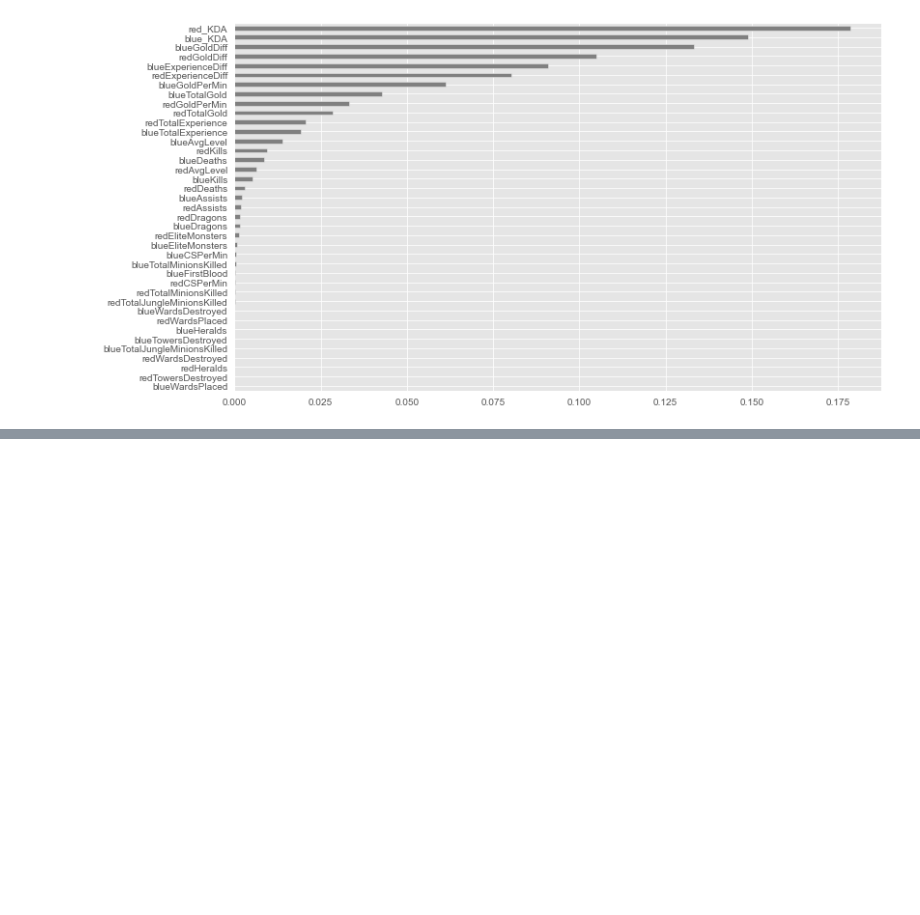
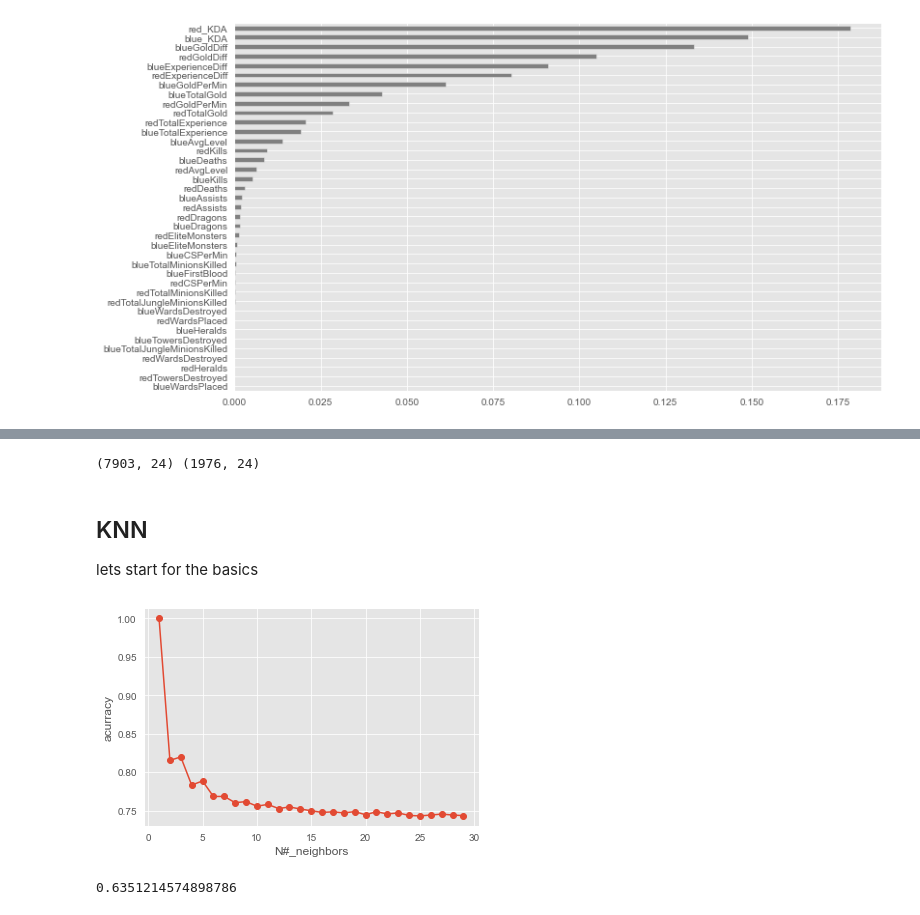
Before and after one commit to juanfelipehdezm/LOL-league-Of-Legends, a Jupyter notebook: LeagueOfLegends.ipynb, the cells around one changed output, grey strips where cells are left out. Drawn from its saved outputs; the diff is of its cells as text; code cells hidden in the pictures; blank space fills up the shorter version.

Commit message:
Knn
overfitting issues, should I do cross-validation?

```diff
--- a/LeagueOfLegends.ipynb
+++ b/LeagueOfLegends.ipynb
@@ -170,3 +170,7 @@ pd.Series(rf.feature_importances_,index=X.columns).sort_values().plot(kind="barh
 plt.show()
 # %% [output]
 [figure]
+# %%
+feature_importances = pd.DataFrame(rf.feature_importances_, index =X.columns,  columns=['importance']).sort_values('importance', ascending=False)
+most_important_features = list(feature_importances.index[:24])
+most_important_features
@@ -172,0 +195,9 @@ plt.show()
+# %%
+X_train = X_train[most_important_features]
+X_test = X_test[most_important_features]
+print(X_train.shape,X_test.shape)
+# %% [output]
+(7903, 24) (1976, 24)
+# %% [markdown]
+## KNN
+lets start for the basics
@@ -172,0 +207,22 @@ plt.show()
+# %%
+k_range = range(1,30)
+scores = list()
+for k in k_range:
+    knn =  KNeighborsClassifier(n_neighbors = k)
+    knn.fit(X_train,y_train)
+    scores.append(knn.score(X_train,y_train))
+plt.plot(k_range,scores,marker="o")
+plt.ylabel("acurracy")
+plt.xlabel("N#_neighbors")
+plt.show()
+# %% [output]
+[figure, added]
+# %%
+knn =  KNeighborsClassifier(n_neighbors = 1)
+knn.fit(X_train,y_train)
+y_pred_knn = knn.predict(X_test)
+print(accuracy_score(y_test,y_pred_knn))
+
+#we can see that we have an overfitting problem, the data is having an accuracy score of 100% with a number of neighbors = 1, but when we test it on new data it doesn't have a good performance
+# %% [output]
+0.6351214574898786
```
Also changed, not shown: parts of 4 cells of this notebook.
